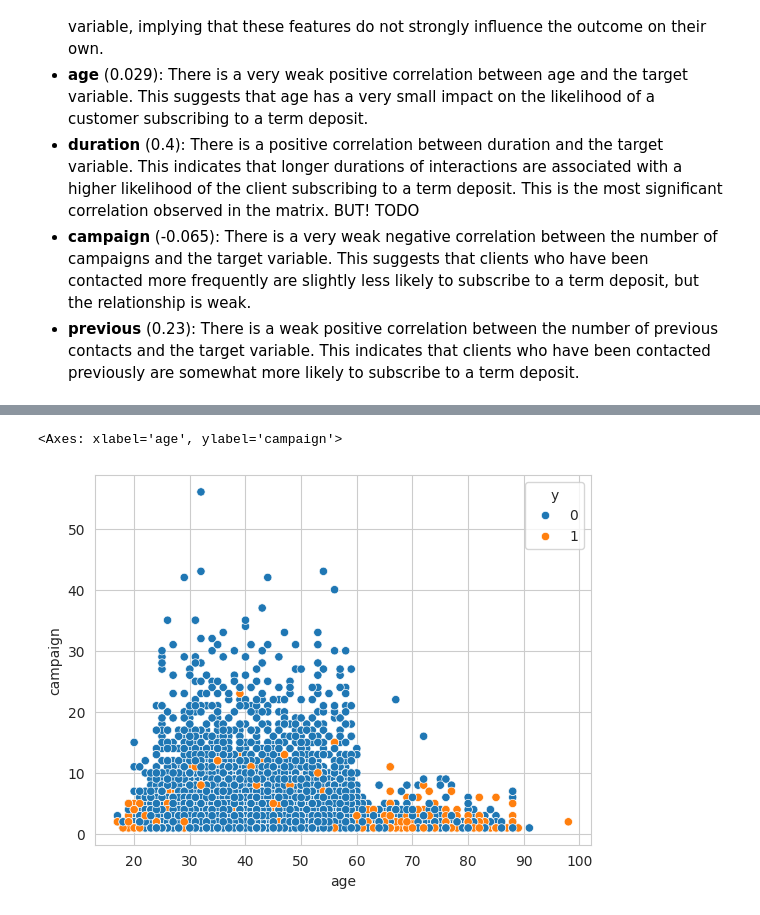
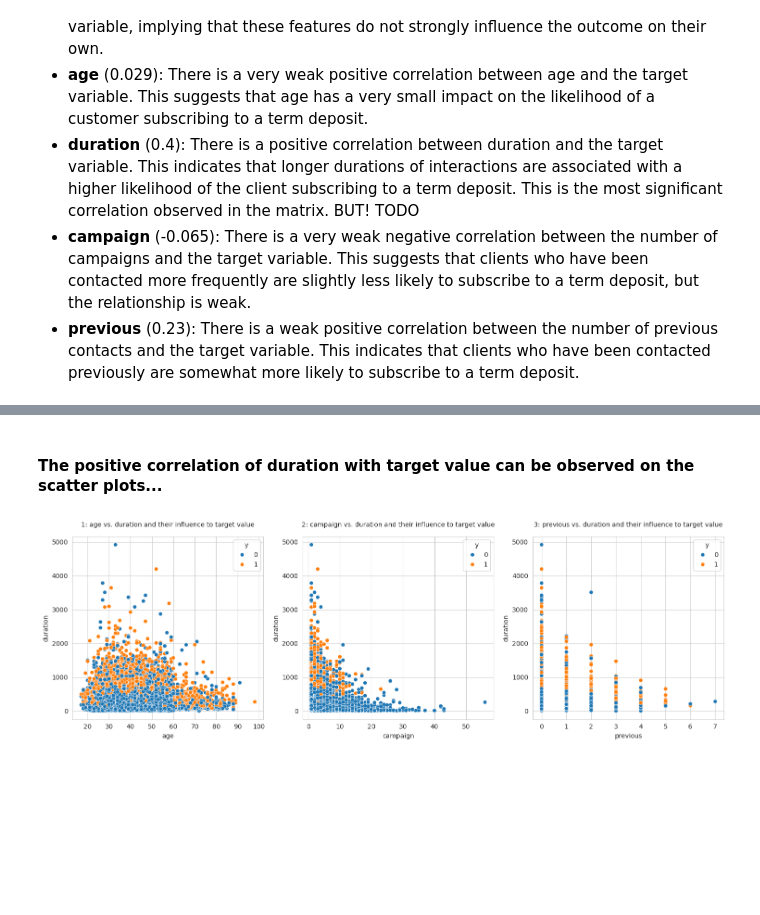
Before and after one commit to naty88/customer_subscriptions_prediction, a Jupyter notebook: notebooks/EDA_analysis.ipynb, the cells around one changed output, grey strips where cells are left out. Cells and saved outputs as stored; diff of their text form; code cells hidden in the pictures; blank space fills up the shorter version.

```diff
--- a/notebooks/EDA_analysis.ipynb
+++ b/notebooks/EDA_analysis.ipynb
@@ -307,5 +290,0 @@ sns.scatterplot(data=df, x="previous", y="duration", hue="y")
-# %%
-sns.scatterplot(data=df, x="age", y="campaign", hue="y")
-# %% [output]
-<Axes: xlabel='age', ylabel='campaign'>
-[figure, removed]
@@ -313,0 +291,21 @@ sns.scatterplot(data=df, x="age", y="campaign", hue="y")
+# %% [markdown]
+#### The positive correlation of duration with target value can be observed on the scatter plots...
+# %%
+num_rows = 1
+num_cols = 3
+
+plt.figure(figsize=(15, 5))
+
+numeric_features_l = numeric_features.to_list()
+# remove duration
+numeric_features_l.remove("duration")
+
+for i, feature in enumerate(numeric_features_l, 1):
+    if feature != "y":
+        plt.subplot(num_rows, num_cols, i)
+        sns.scatterplot(data=df, x=feature, y="duration", hue="y")
+        plt.title(f"{i}: {feature} vs. duration and their influence to target value", fontsize=10, pad=15)
+
+plt.tight_layout()
+# %% [output]
+[figure, added]
```
Also changed, not shown: parts of 15 cells of this notebook.
